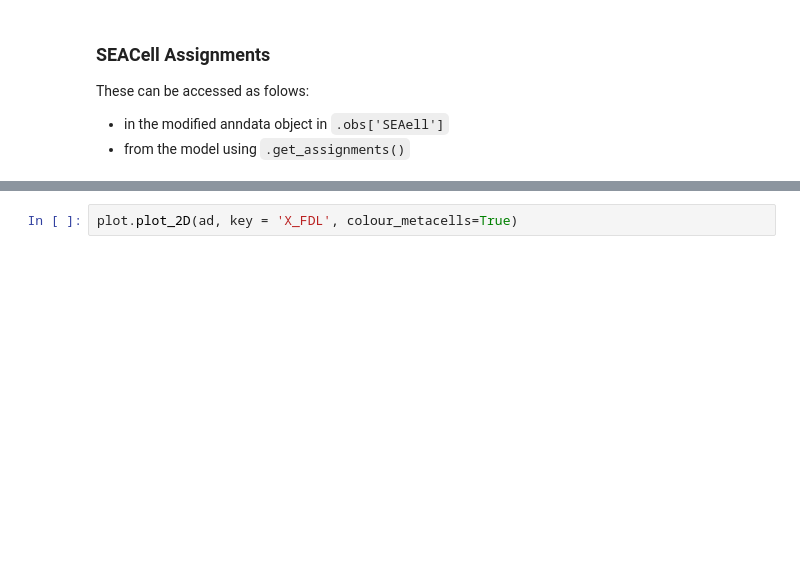
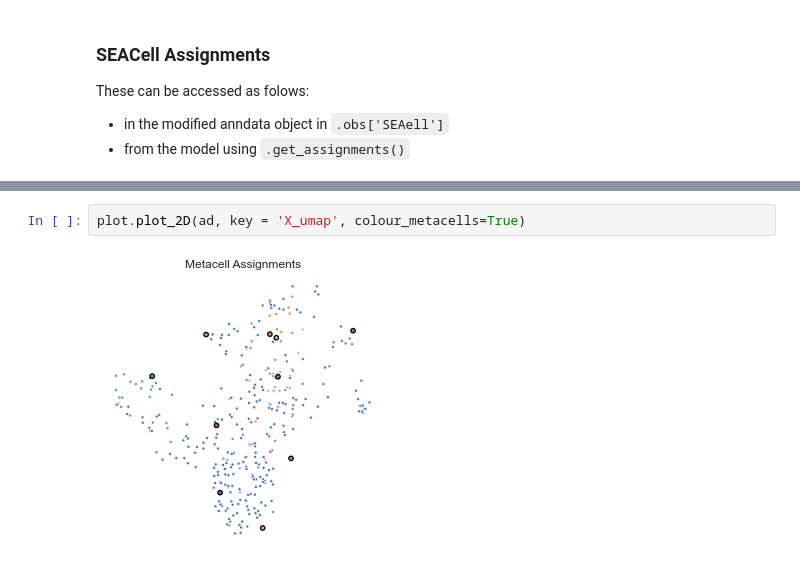
Before and after one commit to dpeerlab/SEACells, a Jupyter notebook: notebooks/example_notebook.ipynb, the cells around one changed output, grey strips where cells are left out. Saved outputs shown, nothing was run; the diff lists cells and outputs as text; blank space fills up the shorter version.

```diff
--- a/notebooks/example_notebook.ipynb
+++ b/notebooks/example_notebook.ipynb
@@ -207,3 +172,5 @@ plot.plot_2D(ad, key='X_umap', colour_metacells=False)
 # %%
-plot.plot_2D(ad, key = 'X_FDL', colour_metacells=True)
+plot.plot_2D(ad, key = 'X_umap', colour_metacells=True)
+# %% [output]
+[figure, added]
 # %%
```
Also changed, not shown: parts of 26 cells of this notebook, 3 other files.
